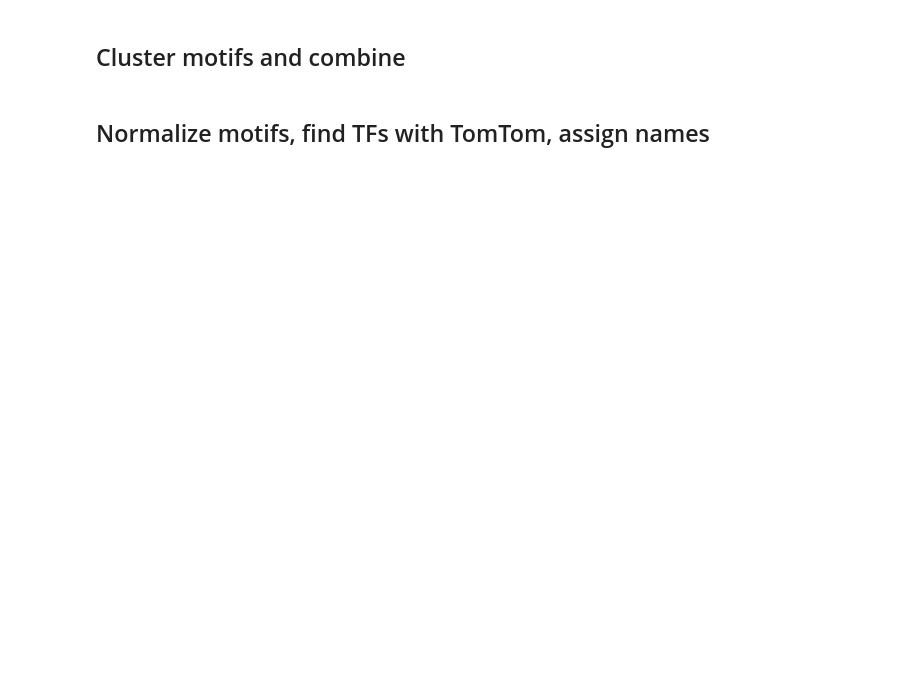
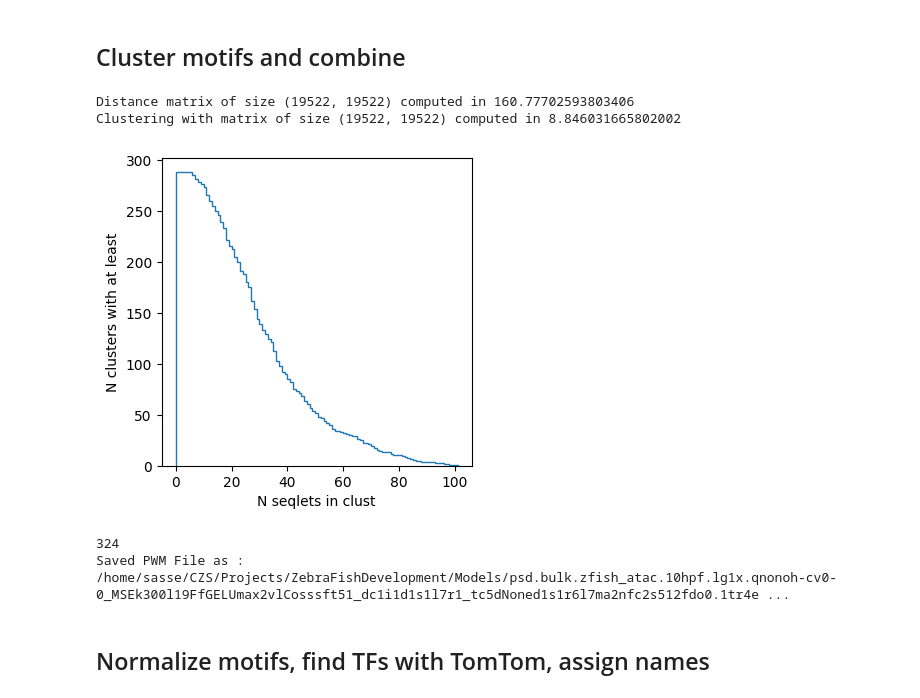
Before and after one commit to sasselab/DRG, a Jupyter notebook: examples/DRGpipeline.ipynb, the cells around one changed output. Cells and saved outputs as stored; diff of their text form; code cells hidden in the pictures; blank space fills up the shorter version.

```diff
--- a/examples/DRGpipeline.ipynb
+++ b/examples/DRGpipeline.ipynb
@@ -700,7 +710,69 @@ ValueError: setting an array element with a sequence. The requested array has an
 # %% [markdown]
 ## Cluster motifs and combine
 # %%
-# TODO Make partial clustering functions part of the drg_tools
+from drg_tools.motif_analysis import combine_pwms, torch_compute_similarity_motifs, assign_leftout_to_cluster
+import numpy as np
+from drg_tools.io_utils import write_meme_file
+from sklearn.cluster import AgglomerativeClustering
+import matplotlib.pyplot as plt
+import time
+
+# Load saved seqlets
+output_path = os.path.expanduser('~/CZS/Projects/ZebraFishDevelopment/Models/')
+model_stem = 'psd.bulk.zfish_atac.10hpf.lg1x.qnonoh-cv0-0_MSEk300l19FfGELUmax2vlCosssft51_dc1i1d1s1l7r1_tc5dNoned1s1r6l7ma2nfc2s512fdo0.1tr4e-06SGD0.9bs64-F'
+seqlet_file = os.path.join(output_path, model_stem) + '_seqlets.npz'
+sfile = np.load(seqlet_file, allow_pickle= True)
+selected_names, motif_names, header, normed_motifs, motif_mean_effect, motif_max_effect, motif_borders = sfile['seqnames'], sfile['names'], sfile['cells'], sfile['seqlets'], sfile['mean_effect'], sfile['max_effect'], sfile['borders']
+
+# Make it a list and provide the seqlets in shape (l,4) to the algorithm
+normed_motifs = [nm.T for nmm in normed_motifs for nm in nmm]
+# Compute distance matrix between all seqlets from all cell types
+# if return_alignment = True, then it returns the best offsets, and a binary matrix if the forward or reverse motif was aligned
+# As distance metric, we are using the pvalue of the correlation coefficient
+t0 = time.time()
+motif_distance, offsets, revcomp_matrix = torch_compute_similarity_motifs(normed_motifs, normed_motifs,
+                                    metric = 'correlation_pvalue', min_sim = 4, padding = 0., infocont = False,
+                                    bk_freq = 0.25, reverse_complement = True, verbose = False, device = 'cuda:0',
+                                    batchsize = 1024, exact = True, fill_logp_self = 127, return_alignment = True,
+                                    sparse = False)
+print(f'Distance matrix of size {motif_distance.shape} computed in {time.time()-t0}')
+# With a distance matrix, one can use an clustering algorithm that to determine groups
+# Agglomerative clustering has the advantage that it is highly interpretable and that we can use a distance threshold
+# instead of defining a fixed number of clusters
+# We use complete linkage and a threshold of 0.05, i.e. every motif in the cluster has a p-value < 0.05 to all other motifs
+# in the same group
+t0 = time.time()
+clustering = AgglomerativeClustering(n_clusters = None, metric = 'precomputed', linkage = 'complete',
+                                     distance_threshold = 0.05)
+clustering.fit(motif_distance)
+print(f'Clustering with matrix of size {motif_distance.shape} computed in {time.time()-t0}')
+clusters = clustering.labels_
+
+# We save the cluster assignments to a file
+np.savetxt(os.path.splitext(seqlet_file)[0]+'cluster.txt', np.array([np.concatenate(motif_names, axis = 0), clusters], dtype = str).T, fmt = '%s')
+# Let check how many seqlets are in each cluster
+cluster_ids, n_seqlets = np.unique(clusters, return_counts=True)
+fig = plt.figure(figsize = (4,4))
+ax = fig.add_subplot(111)
+n_seqlets[n_seqlets > 101] == 101
+ax.hist(n_seqlets, bins = np.arange(0,102,1), cumulative = -1, histtype='step')
+ax.set_xlabel('N seqlets in clust')
+ax.set_ylabel('N clusters with at least')
+plt.show()
+
+
+# TODO: Alternatively select a random subset of 10%, compute distance matrix for it, cluster and later assign held out motifs to cluster
+# This saves resources but requires more time
+
+# Combine sequences to CWM and save as meme file
+cluster_cwms = combine_pwms(normed_motifs, clusters, 1.-motif_distance, offsets, revcomp_matrix)
+write_meme_file(cluster_cwms, cluster_ids.astype(str), 'ACGT', os.path.splitext(seqlet_file)[0]+'cluster_cwms.meme', round = 2)
+# %% [output]
+Distance matrix of size (19522, 19522) computed in 160.77702593803406
+Clustering with matrix of size (19522, 19522) computed in 8.846031665802002
+[figure, added]
+324
+Saved PWM File as : /home/sasse/CZS/Projects/ZebraFishDevelopment/Models/psd.bulk.zfish_atac.10hpf.lg1x.qnonoh-cv0-0_MSEk300l19FfGELUmax2vlCosssft51_dc1i1d1s1l7r1_tc5dNoned1s1r6l7ma2nfc2s512fdo0.1tr4e ...
 # %% [markdown]
 ## Normalize motifs, find TFs with TomTom, assign names
 # %%
```
Also changed, not shown: parts of 4 cells of this notebook, 3 other files.
